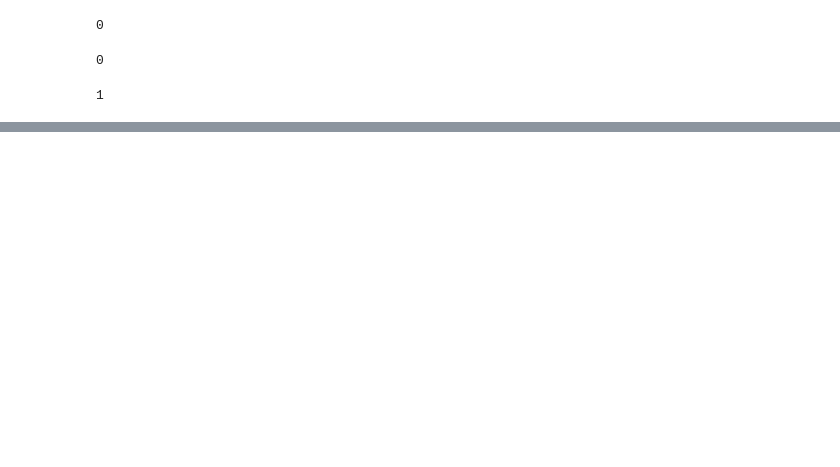
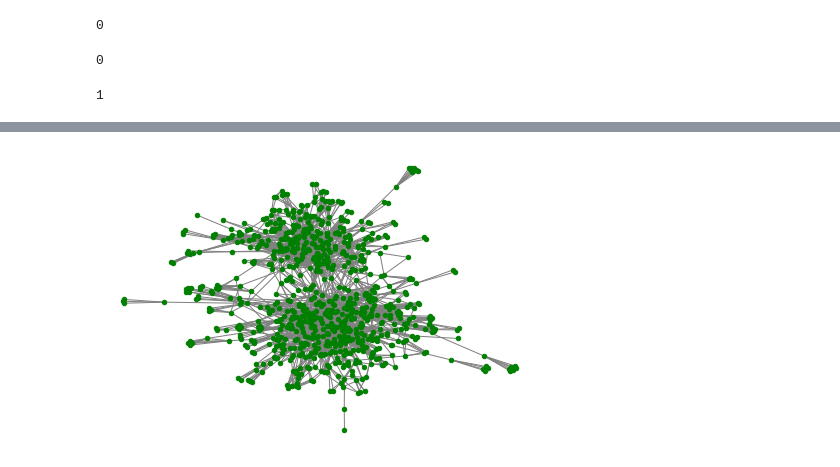
Before and after one commit to menobleknight/using-python-for-research, a Jupyter notebook: week-4-part-3/social-network-analysis.ipynb, the cells around one changed output, grey strips where cells are left out. Saved outputs shown, nothing was run; the diff lists cells and outputs as text; code cells hidden in the pictures; blank space fills up the shorter version.

```diff
--- a/week-4-part-3/social-network-analysis.ipynb
+++ b/week-4-part-3/social-network-analysis.ipynb
@@ -197,0 +265,6 @@ G2 = nx.to_networkx_graph(A2) # graph from adjacency matrix of village 2
+# %%
+# graph of largest connected component of graph G2
+
+nx.draw(G2_largest_connected_component, node_color="green", edge_color="gray", node_size=20)
+# %% [output]
+[figure, added]
```
Also changed, not shown: parts of 22 cells of this notebook.
